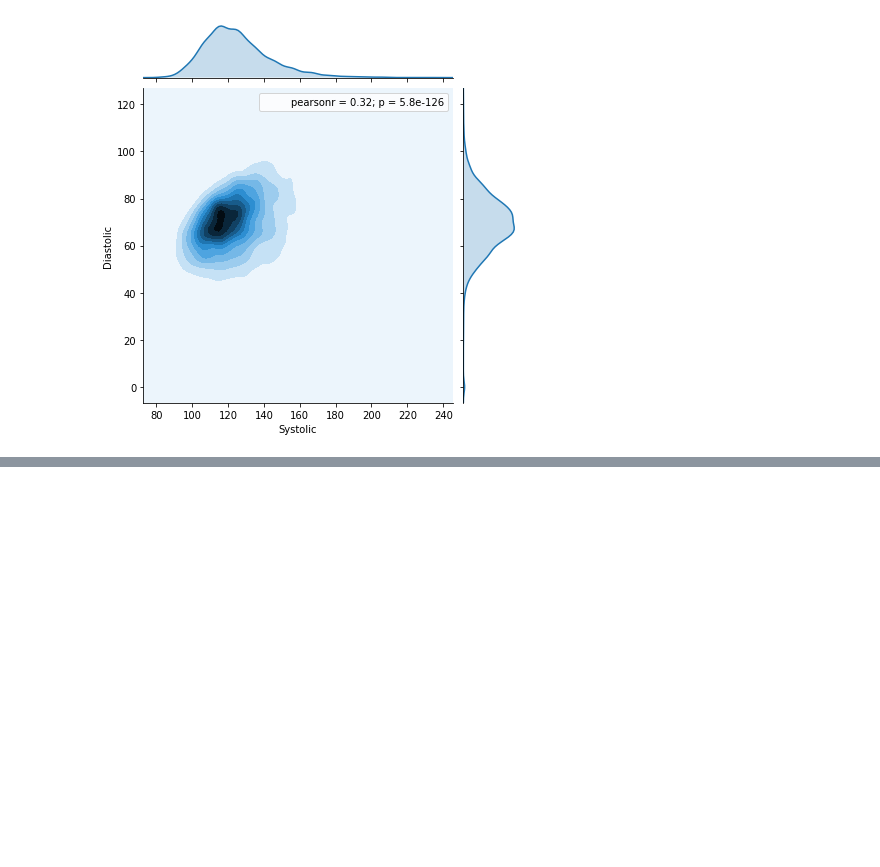
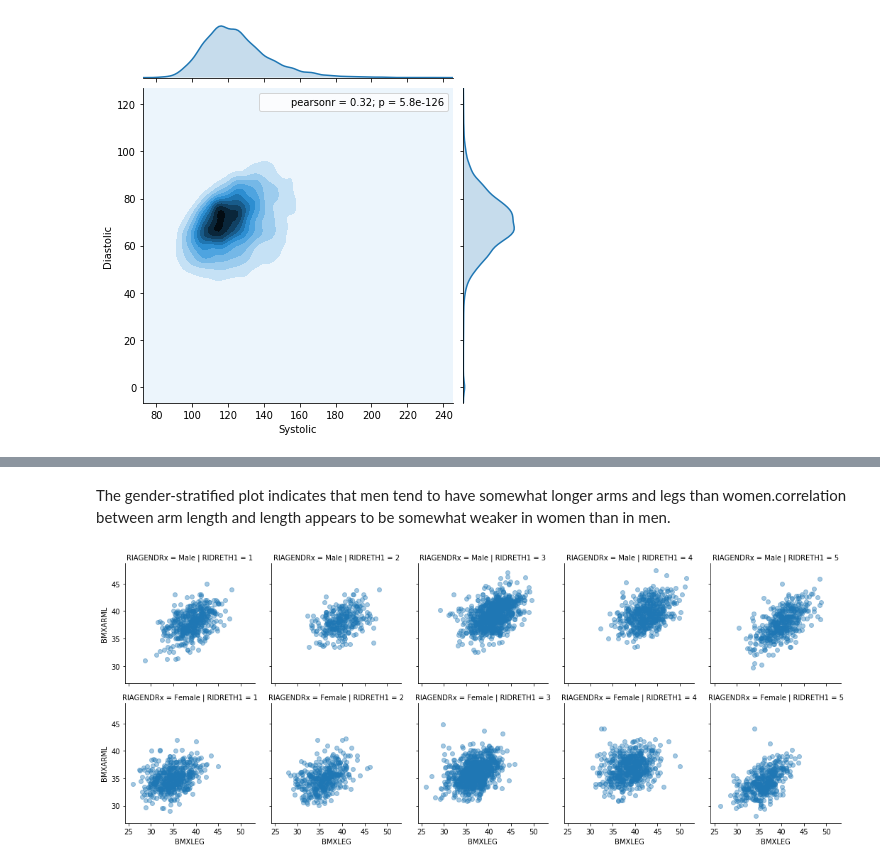
Before and after one commit to JiatianWang/Statistics-, a Jupyter notebook: understanding and visualizing data.ipynb, the cells around one changed output, grey strips where cells are left out. Drawn from its saved outputs; the diff is of its cells as text; code cells hidden in the pictures; blank space fills up the shorter version.

```diff
--- a/understanding and visualizing data.ipynb
+++ b/understanding and visualizing data.ipynb
@@ -226,0 +242,7 @@ bp.set_axis_labels('Systolic','Diastolic')
+# %% [markdown]
+The gender-stratified plot indicates that men tend to have somewhat longer arms and legs than women.correlation between arm length and length appears to be somewhat weaker in women than in men.
+# %%
+#stratifying the data by both gender and ethnicity.
+_ = sns.FacetGrid(da, col = 'RIDRETH1', row = 'RIAGENDRx').map(plt.scatter, 'BMXLEG','BMXARML', alpha = 0.4)
+# %% [output]
+[figure, added]
```
Also changed, not shown: parts of 19 cells of this notebook.
